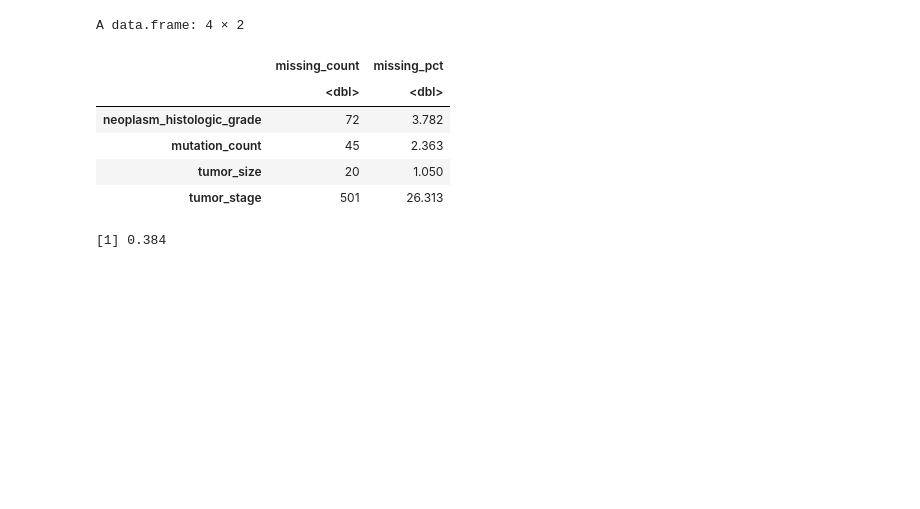
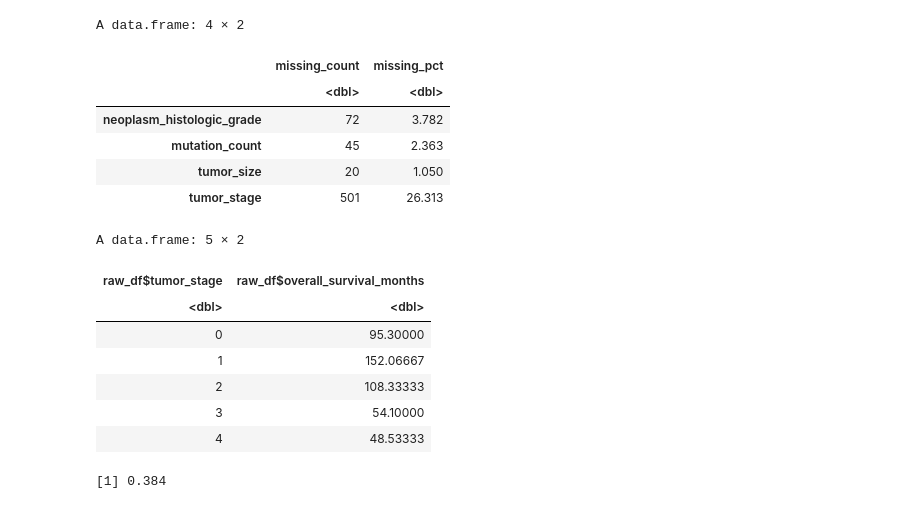
Before and after one commit to harrisdurrani/data_mining_project, a Jupyter notebook: Project (R code).ipynb, the cells around one changed output. Drawn from its saved outputs; the diff is of its cells as text; code cells hidden in the pictures; blank space fills up the shorter version.

```diff
--- a/Project (R code).ipynb
+++ b/Project (R code).ipynb
@@ -90,6 +90,22 @@ A data.frame: 4 × 2
 | mutation_count | 45 | 2.363 |
 | tumor_size | 20 | 1.050 |
 | tumor_stage | 501 | 26.313 |
+# %%
+# Mean time to event by tumor stage (ignoring missing)
+aggregate(
+  raw_df$overall_survival_months ~ raw_df$tumor_stage,
+  FUN = median,
+  na.rm = TRUE
+)
+# %% [output]
+A data.frame: 5 × 2
+| raw_df$tumor_stage | raw_df$overall_survival_months |
+| <dbl> | <dbl> |
+| 0 | 95.30000 |
+| 1 | 152.06667 |
+| 2 | 108.33333 |
+| 3 | 54.10000 |
+| 4 | 48.53333 |
 # %%
 # Check target skew
 round(skewness(raw_df$overall_survival_months, na.rm = TRUE), 3)
```
Also changed, not shown: parts of 53 cells of this notebook.
